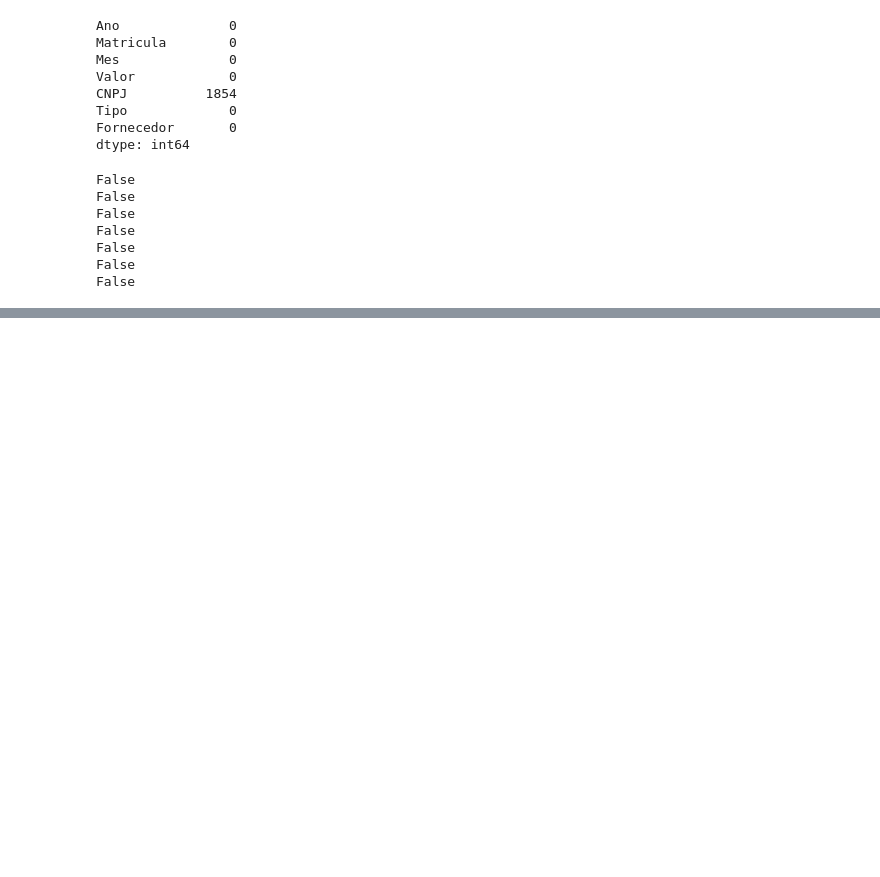
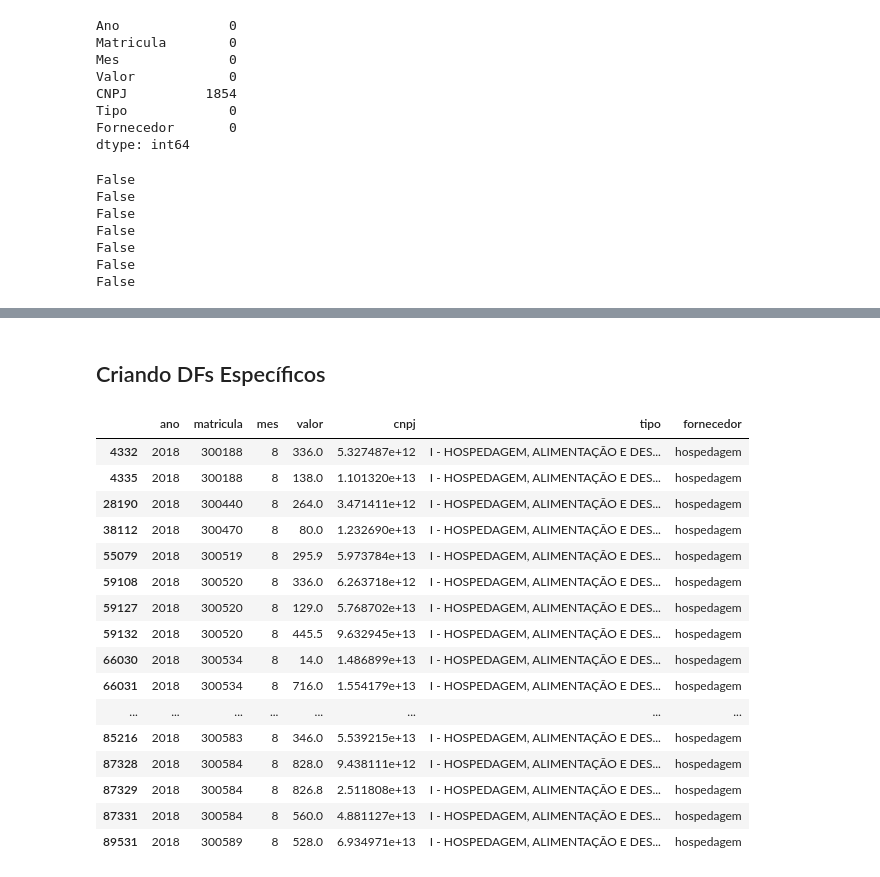
Before and after one commit to giobritos/soul_code_python, a Jupyter notebook: ED7-Exercícios-PT10.ipynb, the cells around one changed output, grey strips where cells are left out. Drawn from its saved outputs; the diff is of its cells as text; code cells hidden in the pictures; blank space fills up the shorter version.

```diff
--- a/ED7-Exercícios-PT10.ipynb
+++ b/ED7-Exercícios-PT10.ipynb
@@ -1778,0 +99,11 @@ sorted(pd.unique(df['Fornecedor']))
+# %%
+# renomeando as colunas
+df.rename(columns={
+    'Ano':'ano',
+    'Matricula':'matricula',
+    'Mes':'mes',
+    'Valor':'valor',
+    'CNPJ':'cnpj',
+    'Tipo':'tipo',
+    'Fornecedor':'fornecedor'
+    }, inplace=True)
@@ -1778,0 +1917,30 @@ sorted(pd.unique(df['Fornecedor']))
+# %% [markdown]
+## Criando DFs Específicos
+# %%
+#criando filtros
+ftfornecedor = df.fornecedor == 'hospedagem'
+ftano = df.ano == 2018
+ftmes = df.mes == 8
+# %%
+# criando um novo df apenas com informações filtradas
+dfhospago2018 = df.loc[ftfornecedor & ftmes & ftano]
+# %%
+dfhospago2018
+# %% [output]
+|  | ano | matricula | mes | valor | cnpj | tipo | fornecedor |
+| 4332 | 2018 | 300188 | 8 | 336.0 | 5.327487e+12 | I - HOSPEDAGEM, ALIMENTAÇÃO E DES... | hospedagem |
+| 4335 | 2018 | 300188 | 8 | 138.0 | 1.101320e+13 | I - HOSPEDAGEM, ALIMENTAÇÃO E DES... | hospedagem |
+| 28190 | 2018 | 300440 | 8 | 264.0 | 3.471411e+12 | I - HOSPEDAGEM, ALIMENTAÇÃO E DES... | hospedagem |
+| 38112 | 2018 | 300470 | 8 | 80.0 | 1.232690e+13 | I - HOSPEDAGEM, ALIMENTAÇÃO E DES... | hospedagem |
+| 55079 | 2018 | 300519 | 8 | 295.9 | 5.973784e+13 | I - HOSPEDAGEM, ALIMENTAÇÃO E DES... | hospedagem |
+| 59108 | 2018 | 300520 | 8 | 336.0 | 6.263718e+12 | I - HOSPEDAGEM, ALIMENTAÇÃO E DES... | hospedagem |
+| 59127 | 2018 | 300520 | 8 | 129.0 | 5.768702e+13 | I - HOSPEDAGEM, ALIMENTAÇÃO E DES... | hospedagem |
+| 59132 | 2018 | 300520 | 8 | 445.5 | 9.632945e+13 | I - HOSPEDAGEM, ALIMENTAÇÃO E DES... | hospedagem |
+| 66030 | 2018 | 300534 | 8 | 14.0 | 1.486899e+13 | I - HOSPEDAGEM, ALIMENTAÇÃO E DES... | hospedagem |
+| 66031 | 2018 | 300534 | 8 | 716.0 | 1.554179e+13 | I - HOSPEDAGEM, ALIMENTAÇÃO E DES... | hospedagem |
+| ... | ... | ... | ... | ... | ... | ... | ... |
+| 85216 | 2018 | 300583 | 8 | 346.0 | 5.539215e+13 | I - HOSPEDAGEM, ALIMENTAÇÃO E DES... | hospedagem |
+| 87328 | 2018 | 300584 | 8 | 828.0 | 9.438111e+12 | I - HOSPEDAGEM, ALIMENTAÇÃO E DES... | hospedagem |
+| 87329 | 2018 | 300584 | 8 | 826.8 | 2.511808e+13 | I - HOSPEDAGEM, ALIMENTAÇÃO E DES... | hospedagem |
+| 87331 | 2018 | 300584 | 8 | 560.0 | 4.881127e+13 | I - HOSPEDAGEM, ALIMENTAÇÃO E DES... | hospedagem |
+| 89531 | 2018 | 300589 | 8 | 528.0 | 6.934971e+13 | I - HOSPEDAGEM, ALIMENTAÇÃO E DES... | hospedagem |
```
Also changed, not shown: parts of 87 cells of this notebook.
